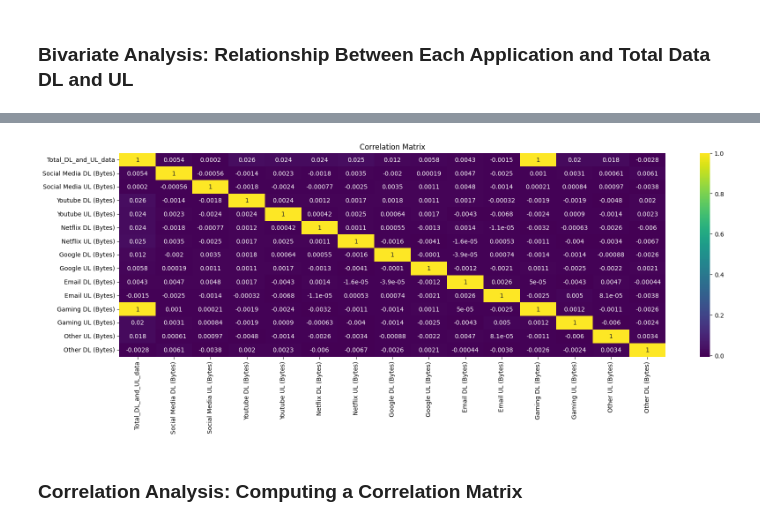
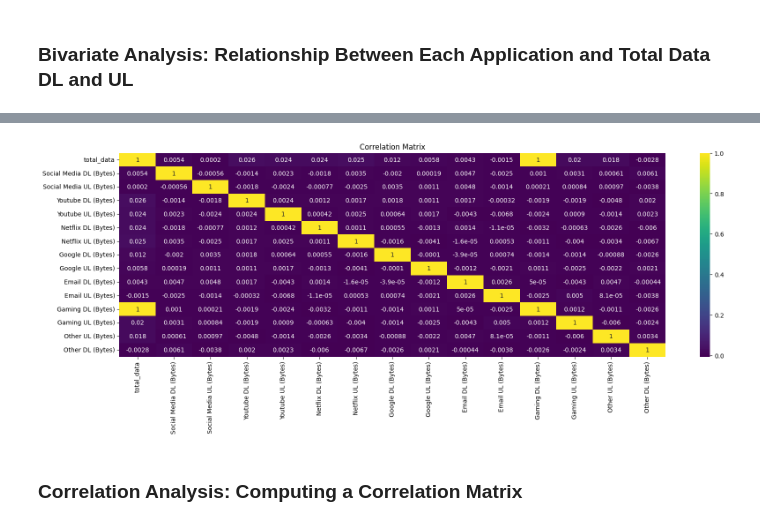
Before and after one commit to GuleWako/10Acadamey-week-2-Analysis-of-Wealthy-Investor, a Jupyter notebook: notebooks/tellcoDataAnalysis.ipynb, the cells around one changed output, grey strips where cells are left out. Drawn from its saved outputs; the diff is of its cells as text; code cells hidden in the pictures.

```diff
--- a/notebooks/tellcoDataAnalysis.ipynb
+++ b/notebooks/tellcoDataAnalysis.ipynb
@@ -249,0 +202,25 @@ plt.show()
+# %%
+def remove_outliers_winsorization(xdr_data):
+    """
+    Removes outliers from specified columns of a DataFrame using winsorization.
+
+    Args:
+        data: The input DataFrame.
+        column_names (list): A list of column names to process.
+
+    Returns:
+        The DataFrame with outliers removed.
+    """
+    # data = xdr_data.select_dtypes(include='number')
+    for column_name in xdr_data.select_dtypes(include='number').columns:
+        q1 = xdr_data[column_name].quantile(0.25)
+        q3 = xdr_data[column_name].quantile(0.75)
+        iqr = q3 - q1
+        lower_bound = q1 - 1.5 * iqr
+        upper_bound = q3 + 1.5 * iqr
+        xdr_data[column_name] = xdr_data[column_name].clip(lower_bound, upper_bound)
+
+    return xdr_data
+# %%
+# Remove outliers using winsorization
+xdr_data=remove_outliers=remove_outliers_winsorization(xdr_data)
@@ -533,14 +508,14 @@ xdr_data.head()
 # %%
 import seaborn as sns
 import matplotlib.pyplot as plt
-correlation_matrix = xdr_data[['Total_DL_and_UL_data','Social Media DL (Bytes)','Social Media UL (Bytes)','Youtube DL (Bytes)','Youtube UL (Bytes)','Netflix DL (Bytes)','Netflix UL (Bytes)','Google DL (Bytes)', 'Google UL (Bytes)','Email DL (Bytes)', 'Email UL (Bytes)', 'Gaming DL (Bytes)', 'Gaming UL (Bytes)', 'Other UL (Bytes)', 'Other DL (Bytes)']].corr()
+correlation_matrix = xdr_data[['total_data','Social Media DL (Bytes)','Social Media UL (Bytes)','Youtube DL (Bytes)','Youtube UL (Bytes)','Netflix DL (Bytes)','Netflix UL (Bytes)','Google DL (Bytes)', 'Google UL (Bytes)','Email DL (Bytes)', 'Email UL (Bytes)', 'Gaming DL (Bytes)', 'Gaming UL (Bytes)', 'Other UL (Bytes)', 'Other DL (Bytes)']].corr()
 plt.figure(figsize=(20,6))
 sns.heatmap(correlation_matrix, annot=True, cmap='viridis')
 plt.title('Correlation Matrix')
 
 plt.show()
 # %% [output]
-[figure, old version]
+[figure, new version]
 # %% [markdown]
 ### Correlation Analysis: Computing a Correlation Matrix
 # %%
```
Also changed, not shown: parts of 39 cells of this notebook, 3 other files.
